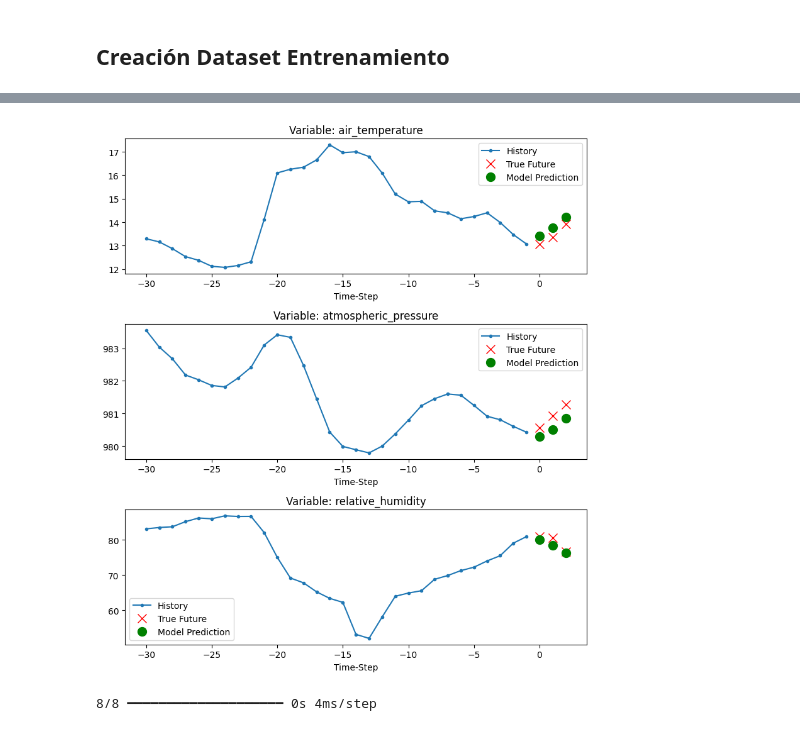
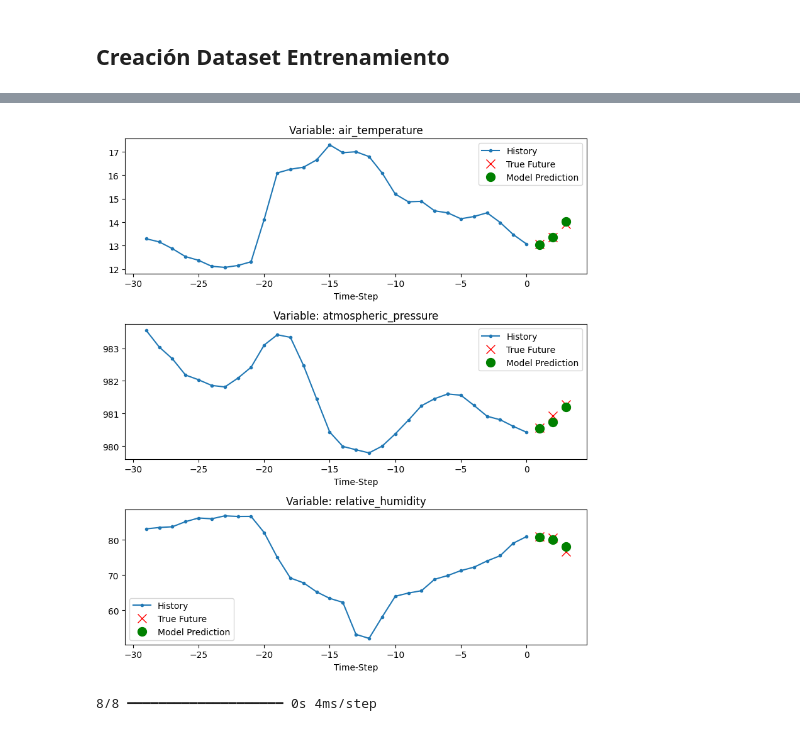
Before and after one commit to jose-r-morera/TFG_Time_Series_Forecast, a Jupyter notebook: tratamiento_datos/analisis_cuesta.ipynb, the cells around one changed output, grey strips where cells are left out. Cells and saved outputs as stored; diff of their text form; code cells hidden in the pictures.

```diff
--- a/tratamiento_datos/analisis_cuesta.ipynb
+++ b/tratamiento_datos/analisis_cuesta.ipynb
@@ -462,9 +572,6 @@ Frequency: 0.00000003 Hz, Period: 8709.00 hours, Magnitude: 19932.2707
 import keras
 import tensorflow as tf
 
-df = dataframes["grafcan_cuesta"].copy()
-df.index.name = "time"
-df.reset_index(inplace=True)
 
 # Test/Train split #
 ####################
@@ -482,7 +589,6 @@ def normalize(data, train_split):
 #################################################
 
 features = df.drop(columns="time")
-features.index = df["time"]
 normalized_features, mean, std = normalize(features.values, first_2025_day_index)
 normalized_features = pd.DataFrame(normalized_features, columns=features.columns)
 print("Normalized: ", normalized_features.head())
@@ -501,7 +607,7 @@ label_start = past
 label_end = label_start + first_2025_day_index
 
 x_train = train_data
-y_train = normalized_features.iloc[label_start:label_end]
+y_train = normalized_features.iloc[label_start:label_end].drop(columns=["sin_day", "cos_day", "sin_year", "cos_year"])
 y_train_multi = np.array([y_train[i:i+future] for i in range(len(y_train) - future + 1)])
 
 # Validation data structure #
@@ -510,13 +616,13 @@ x_val_end = len(val_data) - past - future
 val_label_start = first_2025_day_index + past
 
 x_val = val_data.iloc[:x_val_end]
-y_val = normalized_features.iloc[val_label_start:]
+y_val = normalized_features.iloc[val_label_start:].drop(columns=["sin_day", "cos_day", "sin_year", "cos_year"])
 y_val_multi = np.array([y_val[i:i+future] for i in range(len(y_val) - future + 1)])
 
 # Parameters #
 ##############
 learning_rate = 0.001
-batch_size = 256
+batch_size = 128
 epochs = 10
 step = 1
 
@@ -568,7 +675,8 @@ array([ 20.370146  , 977.20317356,  68.47096018])
 # %%
 ############
 # Training #
-epochs = 100
+epochs = 150
+learning_rate = 0.001
 
 dataset_train = tf.data.Dataset.load("dataset_train")
 dataset_val = tf.data.Dataset.load("dataset_val")
@@ -576,10 +684,13 @@ dataset_val = tf.data.Dataset.load("dataset_val")
 for batch in dataset_train.take(1):
     inputs, targets = batch
 
+#print("here?")
+
 inputs = keras.layers.Input(shape=(inputs.shape[1], inputs.shape[2]))
-# lstm_out = keras.layers.LSTM(48)(inputs)
-lstm_out = keras.layers.LSTM(32, return_sequences=True)(inputs)
-lstm_out = keras.layers.LSTM(16)(lstm_out)
+lstm_out = keras.layers.LSTM(30)(inputs)
+# lstm_out = keras.layers.LSTM(64, return_sequences=True)(inputs)
+# lstm_out = keras.layers.LSTM(32, return_sequences=True)(lstm_out)
+# lstm_out = keras.layers.LSTM(16)(lstm_out)
 # Ensure the Dense layer outputs the correct shape
 output_units = targets.shape[1] * targets.shape[2]  # Flatten output shape
 outputs = keras.layers.Dense(output_units)(lstm_out)
@@ -592,7 +703,7 @@ model.compile(optimizer=keras.optimizers.Adam(learning_rate=learning_rate), loss
 model.summary()
 
 path_checkpoint = "model_checkpoint.weights.h5"
-es_callback = keras.callbacks.EarlyStopping(monitor="val_loss", min_delta=0, patience=5)
+es_callback = keras.callbacks.EarlyStopping(monitor="val_loss", min_delta=0, patience=15)
 
 modelckpt_callback = keras.callbacks.ModelCheckpoint(
     monitor="val_loss",
@@ -602,11 +713,21 @@ modelckpt_callback = keras.callbacks.ModelCheckpoint(
     save_best_only=True,
 )
 
+# Added reduce on plateau
+reduce_lr_callback = tf.keras.callbacks.ReduceLROnPlateau(
+    monitor='loss',
+    factor=0.6,         # reduce LR by a factor of 0.5
+    patience=5,         # wait for 5 epochs before reducing
+    verbose=1,
+    min_lr=1e-6
+)
+
+
 history = model.fit(
     dataset_train,
     epochs=epochs,
     validation_data=dataset_val,
-    callbacks=[es_callback, modelckpt_callback],
+    callbacks=[es_callback, modelckpt_callback, reduce_lr_callback],
 )
 
 def visualize_loss(history, title):
@@ -689,11 +808,11 @@ def show_plots_for_variables(plot_data, delta, feature_names, mean, std):
         true_future = plot_data[1][:, i] * std[i] + mean[i]
         prediction = plot_data[2][:, i] * std[i] + mean[i]
 
-        time_steps = list(range(-len(history), 0))
+        time_steps = list(range(-len(history)+ 1, 1))
         ax.plot(time_steps, history, markers[0], label=labels[0])
 
         # Plot forecasts
-        forecast_time = list(range(delta, delta + len(true_future)))
+        forecast_time = list(range(delta + 1, delta + len(true_future) + 1))
         ax.plot(forecast_time, true_future, markers[1], markersize=10, label=labels[1])
         ax.plot(forecast_time, prediction, markers[2], markersize=10, label=labels[2])
 
@@ -706,10 +825,11 @@ def show_plots_for_variables(plot_data, delta, feature_names, mean, std):
 
 
 # Extract feature names (assuming dataset has feature names available)
-feature_names = features.columns  # Modify if real names exist
+feature_names = features.columns[:3]  # Modify if real names exist
+print(feature_names)
 
 # Assuming `mean` and `std` are arrays with the same length as the number of features
 for x, y in dataset_val.take(1):
     prediction = model.predict(x)
-    show_plots_for_variables([x[0].numpy(), y[0].numpy(), prediction[0]], 0, feature_names, mean, std)
+    show_plots_for_variables([x[0][:, :3].numpy(), y[0].numpy(), prediction[0]], 0, feature_names, mean, std)
 # %% [output]
@@ -717,4 +838,4 @@ for x, y in dataset_val.take(1):
-[figure, old version]
+[figure, new version]
 # %%
 def show_plots_for_variables(plot_data, delta, feature_names):
     """
```
Also changed, not shown: parts of 18 cells of this notebook, 12 other files.
